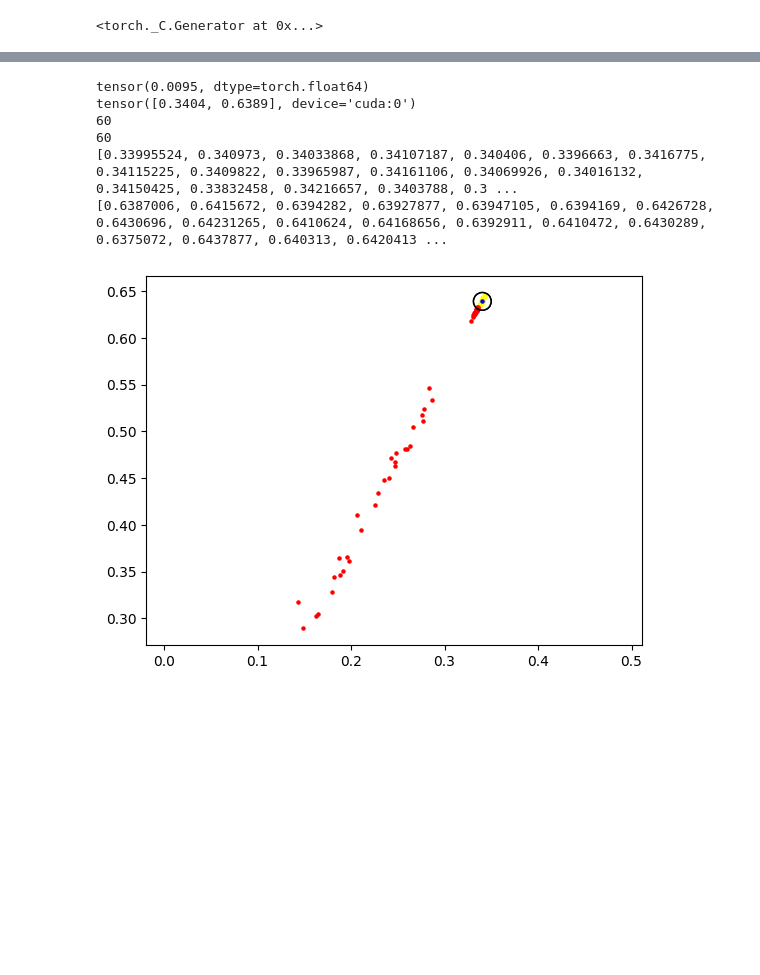
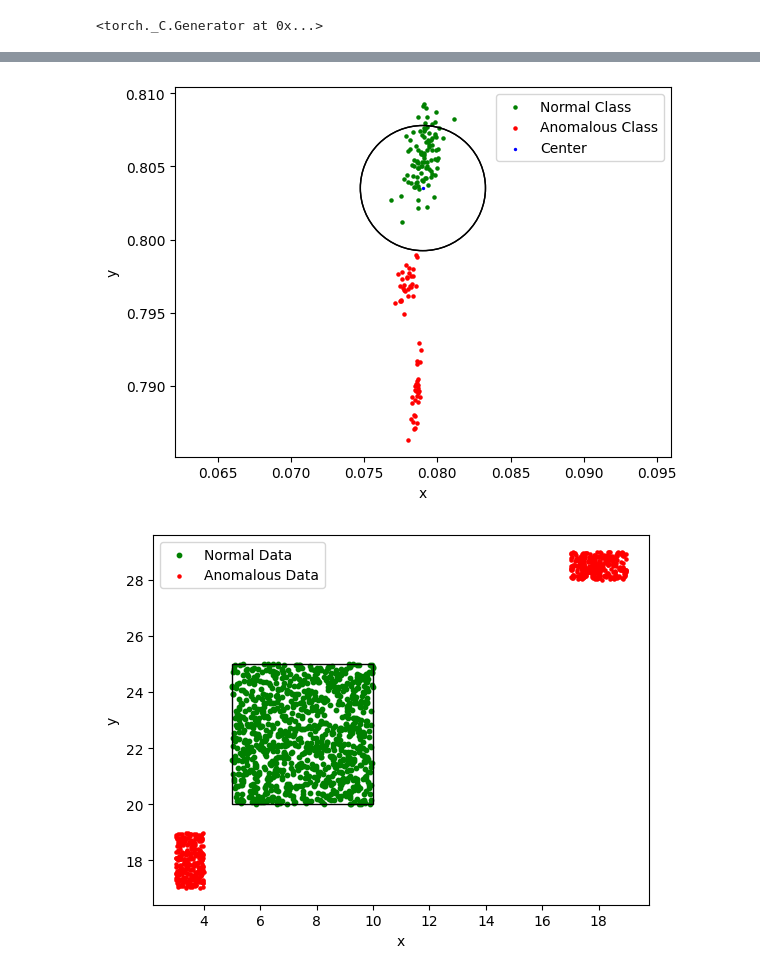
Before and after one commit to JHeinzde/pytorch-playground, a Jupyter notebook: pytorch-autoencoder.ipynb, the cells around one changed output, grey strips where cells are left out. Cells and saved outputs as stored; diff of their text form; code cells hidden in the pictures; blank space fills up the shorter version.

```diff
--- a/pytorch-autoencoder.ipynb
+++ b/pytorch-autoencoder.ipynb
@@ -307,14 +259,14 @@ class DeepSVDDTrainer:
         self.R = torch.tensor(0, dtype=torch.float32, device=device)
 
     def train(self, training_data):
-        optimizer = torch.optim.Adam(dsvdd.parameters(), lr=0.01)
+        optimizer = torch.optim.Adam(dsvdd.parameters(), lr=0.001)
         train_loader = torch.utils.data.DataLoader(list(zip(training_data, training_data)), batch_size=1)
         warmup_epoch = 5
         nu = 0.1
 
         losses = []
 
-        for epoch in range(30):
+        for epoch in range(60):
             epoch_loss = []
             keks = []
             for data in train_loader:
@@ -327,18 +279,20 @@ class DeepSVDDTrainer:
                     loss = torch.mean(dist)
                 else:
                     scores = dist - self.R ** 2
-                    # Use default nu of 0.1 for now
                     loss = self.R ** 2 + (1 / nu) * torch.mean(torch.max(torch.zeros_like(scores), scores))
                 loss.backward()
                 optimizer.step()
                 epoch_loss.append(loss.item())
 
-            if epoch >= warmup_epoch:
-                #print(keks)
-                #print(quantile(sqrt(keks), 1 - nu))
+            if epoch >= warmup_epoch and self.goal == 'soft-boundary':
                 self.R = torch.tensor(quantile(sqrt(keks), 1 - nu))
             losses.append(sum(epoch_loss) / len(epoch_loss))
             plot(self)
+
+        if self.goal == 'one-class':
+            dists = dsvdd.forward(norm(training_data)) - self.c
+            dists = dists ** 2
+            self.R = torch.quantile(torch.sum(dists, dim=1).sqrt(), 1 - nu)
         return losses
 
     def set_center(self, transformed_data):
@@ -346,18 +300,12 @@ class DeepSVDDTrainer:
             self.c = torch.zeros(2, device='cuda')
             for x in transformed_data:
                 self.c += dsvdd.forward(torch.nn.functional.normalize(x, p=2, dim=0))
-
             self.c /= len(transformed_data)
-
-    # First copy weights from autoencoder to DeepSVDD network
-
-
-#mixin outliers with transformed data
 
 
 dsvdd = DeepSVDD(ae)
 dsvdd_trainer = DeepSVDDTrainer(dsvdd, 'one-class', 2)
-dsvdd_trainer.set_center(mixin_training)
+dsvdd_trainer.set_center(transformed_data)
 plot(dsvdd_trainer)
 dsvdd_trainer.train(transformed_data)
 # %% [output]
@@ -399,48 +329,68 @@ uc_3 = plt.Circle(dsvdd_trainer.c, dsvdd_trainer.R, fill=False)
 new_x = []
 new_y = []
 
-print(dsvdd_trainer.R)
-print(dsvdd_trainer.c)
 for data in transformed_data:
     map = dsvdd.forward(torch.nn.functional.normalize(data, p=2, dim=0)).cpu().detach().numpy()
     new_x.append(map[0])
     new_y.append(map[1])
 
 #print(mixin_training[-10:])
 anomalous = transformed_data[0].cpu().detach().numpy()
 #
 anomalous[0] = random.random() * -20
 anomalous[1] = random.random() * -15
 
 an_x = []
 an_y = []
-print(len(t_outlier_data))
 for outlier in t_outlier_data:
     outlier_pos = dsvdd.forward(torch.nn.functional.normalize(outlier, p=2, dim=0)).cpu().detach().numpy()
     an_x.append(outlier_pos[0])
     an_y.append(outlier_pos[1])
 
-print(len(an_x))
 anomalous = torch.tensor(anomalous, dtype=torch.float32, device=device)
 an = dsvdd.forward(torch.nn.functional.normalize(anomalous, p=2, dim=0)).cpu().detach().numpy()
 center = dsvdd_trainer.c.cpu().detach().numpy()
 points_2 = plt.scatter(new_x, new_y,
-                       color="yellow", s=5)
-print(new_x)
-print(new_y)
+                       color="green", s=5, label="Normal Class")
 plt.scatter(an_x, an_y,
-            color="red", s=5)
+            color="red", s=5, label="Anomalous Class")
 plt.scatter(center[0], center[1],
-            color="blue", s=5)
+            color="blue", s=2, label="Center")
 axes.add_artist(uc_3)
 plt.gca().add_patch(uc_3)
 plt.axis('equal')
+axes.legend()
+axes.set_xlabel("x")
+axes.set_ylabel("y")
 plt.show()
 # %% [output]
-tensor(0.0095, dtype=torch.float64)
-tensor([0.3404, 0.6389], device='cuda:0')
-60
-60
-[0.33995524, 0.340973, 0.34033868, 0.34107187, 0.340406, 0.3396663, 0.3416775, 0.34115225, 0.3409822, 0.33965987, 0.34161106, 0.34069926, 0.34016132, 0.34150425, 0.33832458, 0.34216657, 0.3403788, 0.3 ...
-[0.6387006, 0.6415672, 0.6394282, 0.63927877, 0.63947105, 0.6394169, 0.6426728, 0.6430696, 0.64231265, 0.6410624, 0.64168656, 0.6392911, 0.6410472, 0.6430289, 0.6375072, 0.6437877, 0.640313, 0.6420413 ...
-[figure, old version]
+[figure, new version]
+# %%
+figure, axes = plt.subplots()
+#axes.set(xlim=(5, 10), ylim=(20, 25))
+uc_3 = plt.Rectangle((5, 20), 5, 5, fill=False)
+new_x = []
+new_y = []
+for z in training_samples:
+    new_x.append(z[0])
+    new_y.append(z[1])
+
+anormal_x = []
+anormal_y = []
+
+for x,y in outlier_data_set:
+    anormal_y.append(y)
+    anormal_x.append(x)
+
+points_1 = plt.scatter(new_x,
+                       new_y,
+                       color="green", s=10, label="Normal Data")
+points_2 = plt.scatter(anormal_x, anormal_y,
+                       color="red", s=5, label="Anomalous Data")
+axes.add_artist(uc_3)
+axes.set_xlabel("x")
+axes.set_ylabel("y")
+axes.legend()
+plt.show()
+# %% [output]
+[figure, added]
```
Also changed, not shown: parts of 4 cells of this notebook, 8 other files.
